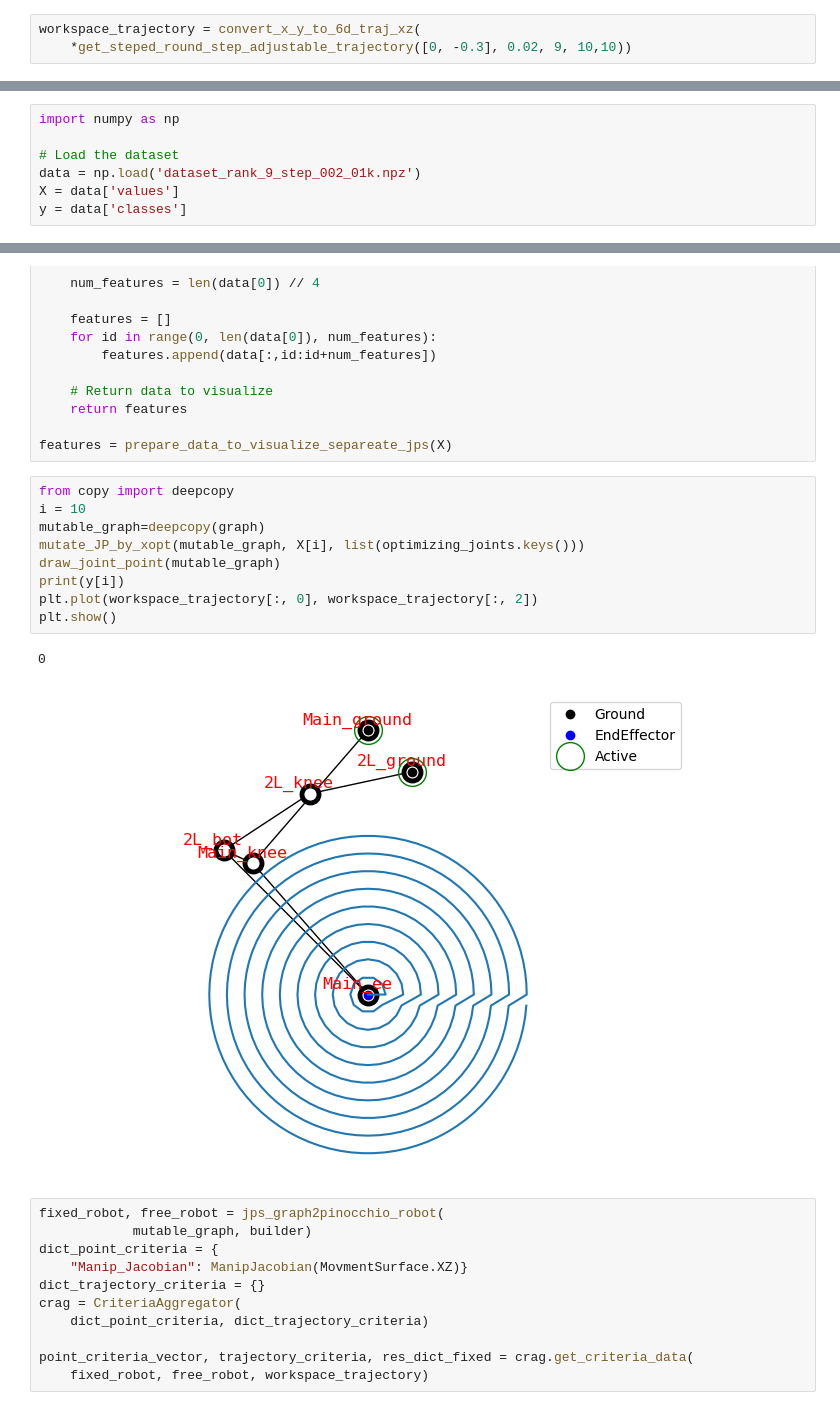
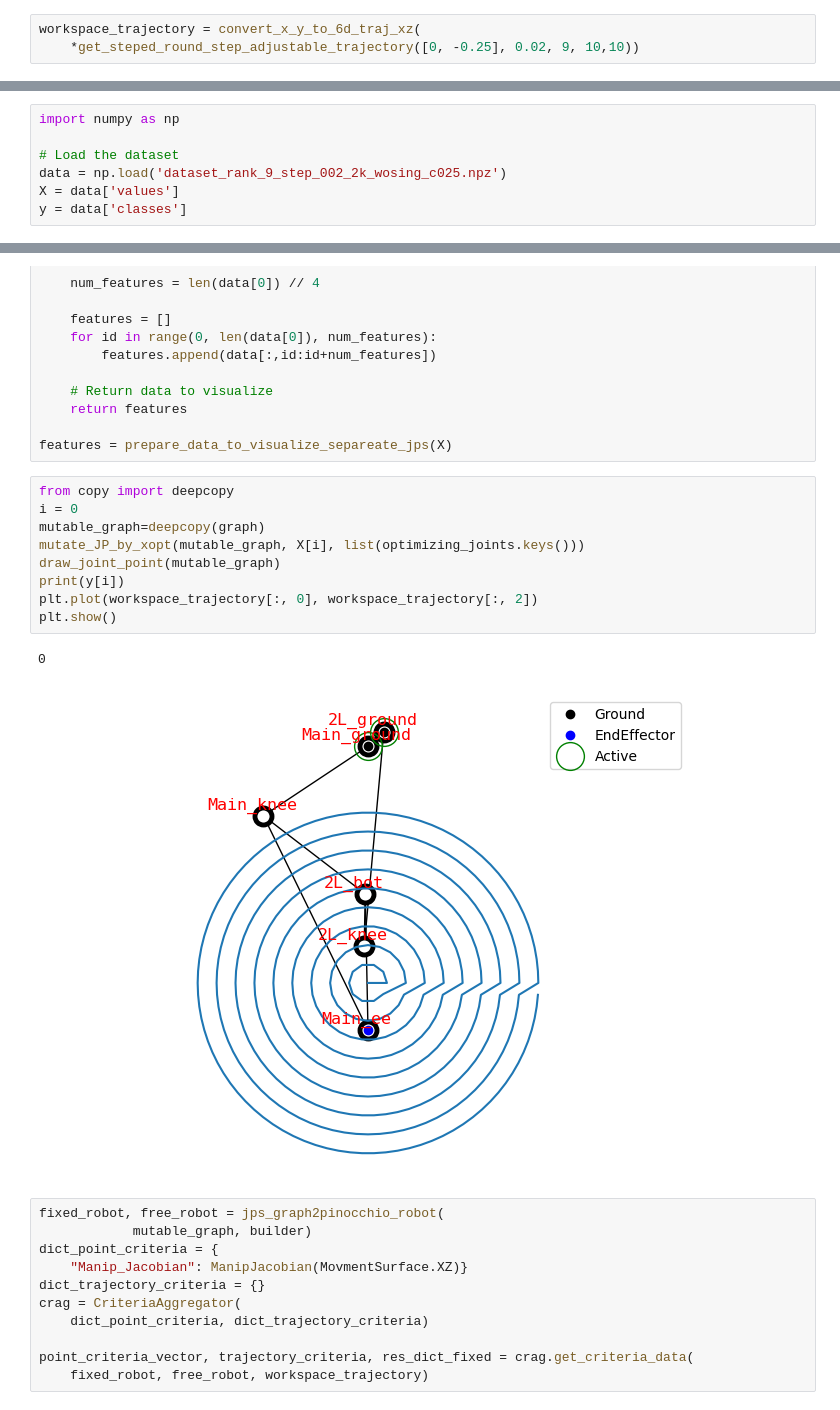
Before and after one commit to LicAiBeerLab/auto-robotics-design, a Jupyter notebook: testing_ground/sampler/main.ipynb, the cells around one changed output, grey strips where cells are left out. Saved outputs shown, nothing was run; the diff lists cells and outputs as text.

Commit message:
higher trajectory

```diff
--- a/testing_ground/sampler/main.ipynb
+++ b/testing_ground/sampler/main.ipynb
@@ -26,7 +26,7 @@ from auto_robot_design.description.builder import ParametrizedBuilder, DetailedU
 from auto_robot_design.optimization.sampler.sampler_contineous import KinematicDataset
 # %%
 workspace_trajectory = convert_x_y_to_6d_traj_xz(
-    *get_steped_round_step_adjustable_trajectory([0, -0.3], 0.02, 9, 10,10))
+    *get_steped_round_step_adjustable_trajectory([0, -0.25], 0.02, 9, 10,10))
 # %%
 generator = TwoLinkGenerator()
 all_graphs = generator.get_standard_set(-0.15, shift=0)
@@ -68,7 +68,7 @@ np.savez_compressed('dataset_rank_9_step_002_02k_wosing.npz', values=sampled_val
 import numpy as np
 
 # Load the dataset
-data = np.load('dataset_rank_9_step_002_01k.npz')
+data = np.load('dataset_rank_9_step_002_2k_wosing_c025.npz')
 X = data['values']
 y = data['classes']
 # %%
@@ -92,16 +92,16 @@ def prepare_data_to_visualize_separeate_jps(data):
 features = prepare_data_to_visualize_separeate_jps(X)
 # %%
 from copy import deepcopy
-i = 10
+i = 0
 mutable_graph=deepcopy(graph)
 mutate_JP_by_xopt(mutable_graph, X[i], list(optimizing_joints.keys()))
 draw_joint_point(mutable_graph)
 print(y[i])
 plt.plot(workspace_trajectory[:, 0], workspace_trajectory[:, 2])
 plt.show()
 # %% [output]
 0
-[figure, old version]
+[figure, new version]
 # %%
 fixed_robot, free_robot = jps_graph2pinocchio_robot(
             mutable_graph, builder)
```
Also changed, not shown: parts of 4 cells of this notebook, 1 other file.
